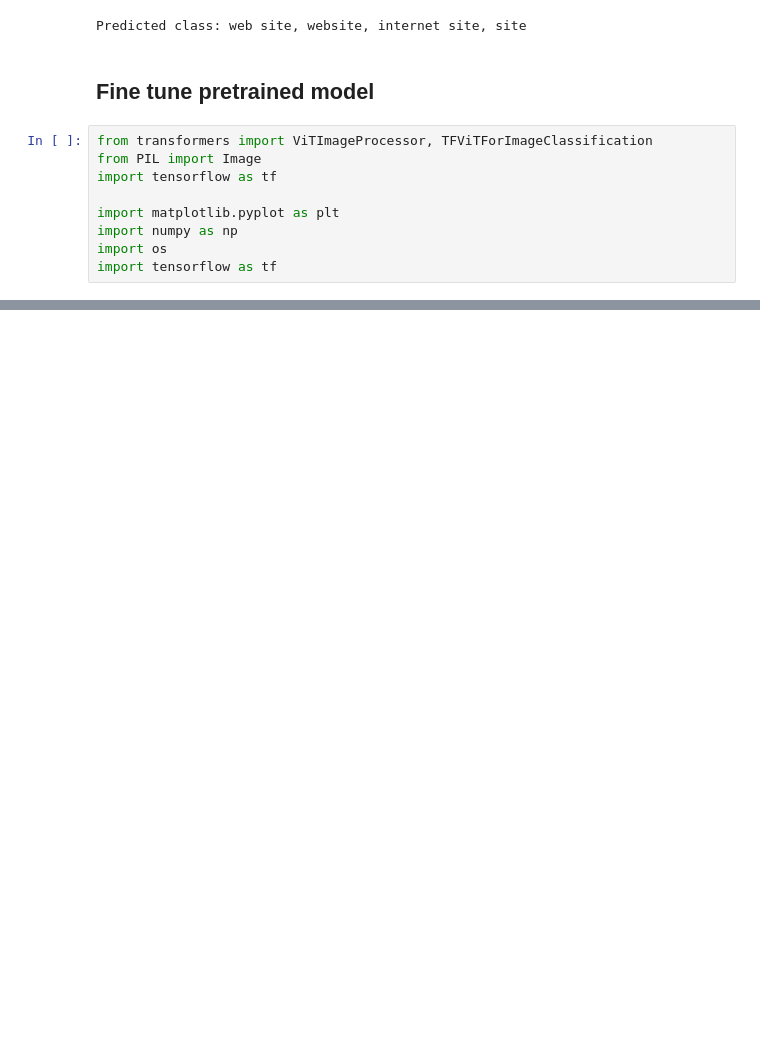
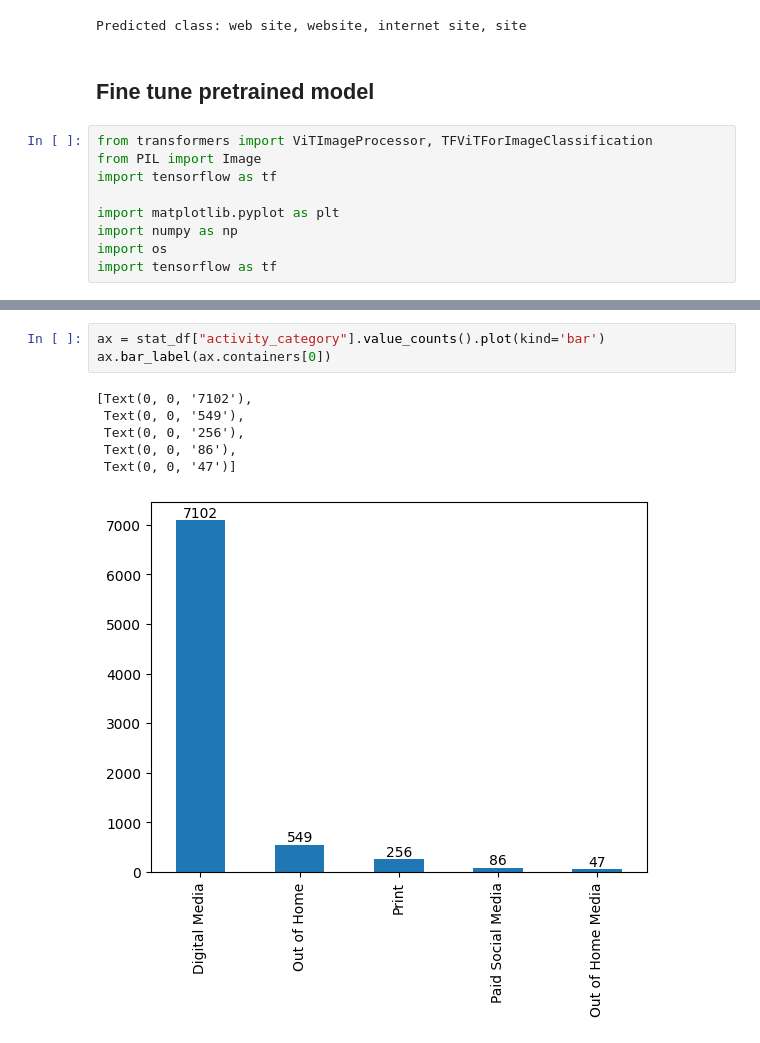
Before and after one commit to Ibhegde/MSOAInternGang, a Jupyter notebook: experiments/fine_tune_vit.ipynb, the cells around one changed output, grey strips where cells are left out. Cells and saved outputs as stored; diff of their text form; blank space fills up the shorter version.

```diff
--- a/experiments/fine_tune_vit.ipynb
+++ b/experiments/fine_tune_vit.ipynb
@@ -38,0 +54,10 @@ import tensorflow as tf
+# %%
+ax = stat_df["activity_category"].value_counts().plot(kind='bar')
+ax.bar_label(ax.containers[0])
+# %% [output]
+[Text(0, 0, '7102'),
+ Text(0, 0, '549'),
+ Text(0, 0, '256'),
+ Text(0, 0, '86'),
+ Text(0, 0, '47')]
+[figure, added]
```
Also changed, not shown: parts of 5 cells of this notebook, 5 other files.
